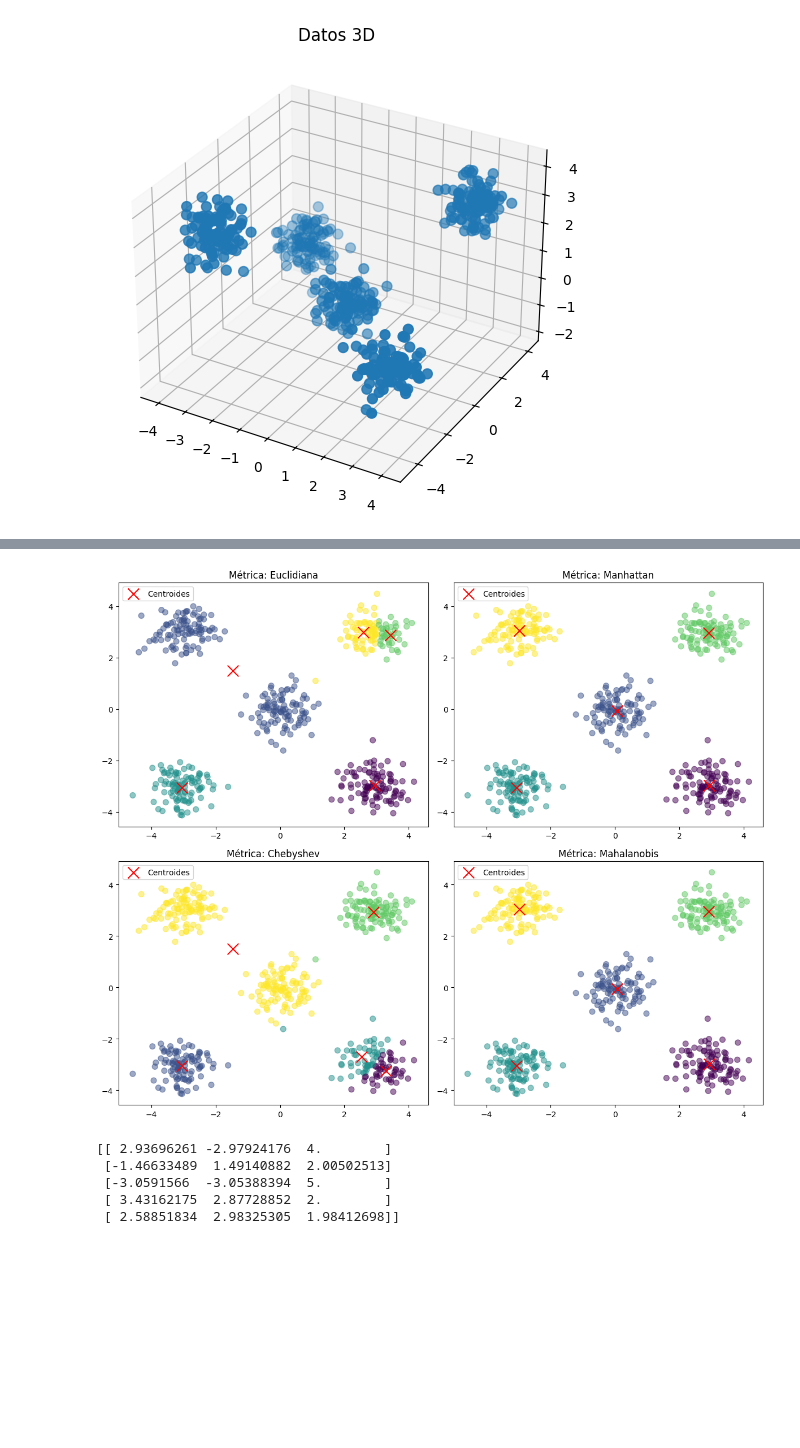
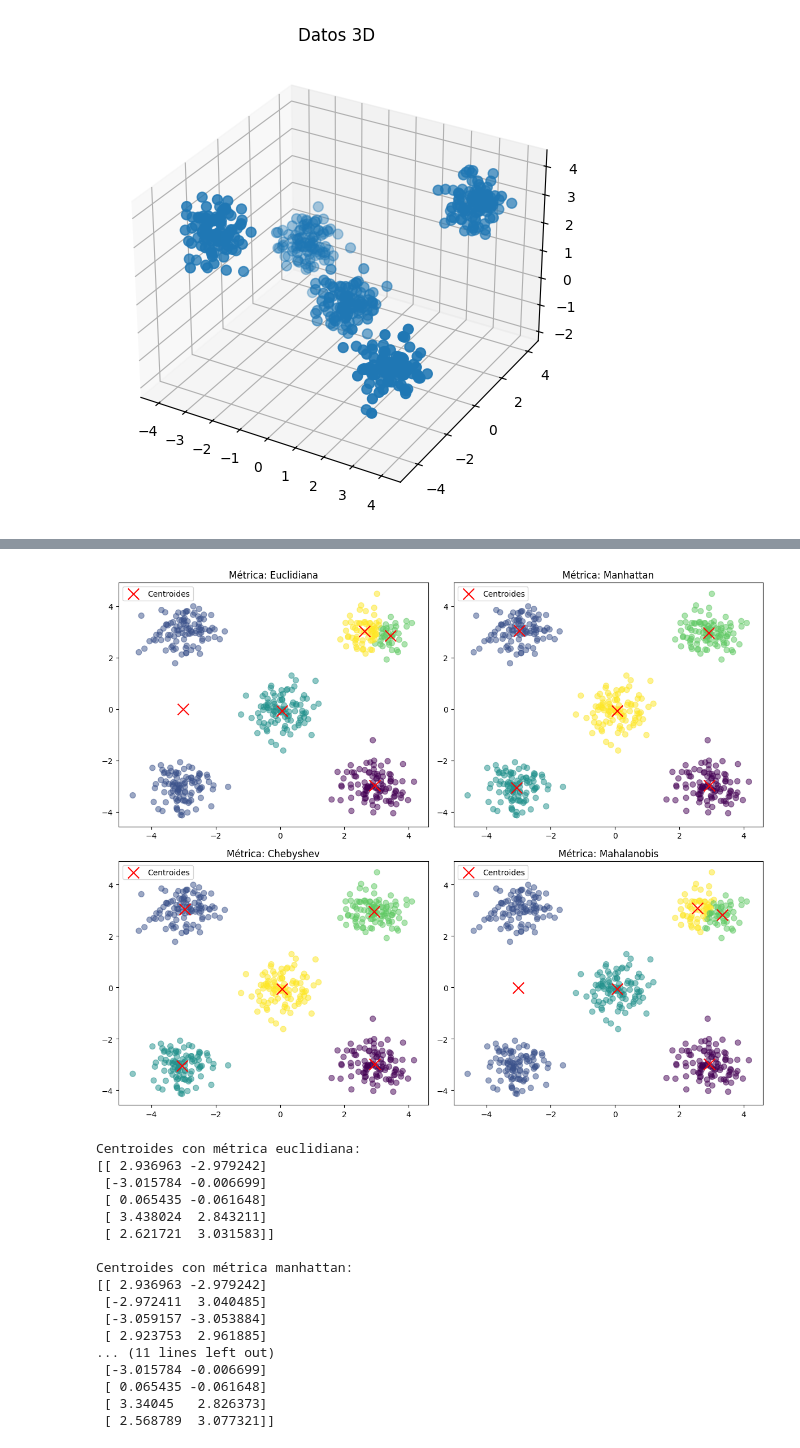
Before and after one commit to QuevedoD/Proyecto1-Q, a Jupyter notebook: proyecto.ipynb, the cells around one changed output, grey strips where cells are left out. Drawn from its saved outputs; the diff is of its cells as text; code cells hidden in the pictures; blank space fills up the shorter version.

```diff
--- a/proyecto.ipynb
+++ b/proyecto.ipynb
@@ -245,41 +245,66 @@ def kmeans_experimento(puntos, k, metrica='euclidiana', max_iter=100):
     for _ in range(max_iter):
         asignaciones = asignar_a_centroides(puntos, centroides, metrica, A_inv)
         nuevos_centroides = np.array([
     puntos[asignaciones == i, :3].mean(axis=0) if len(puntos[asignaciones == i]) > 0
     else puntos[np.random.randint(len(puntos)), :3]
     for i in range(k)])
         if np.allclose(centroides, nuevos_centroides):
             break
         centroides = nuevos_centroides
 
     return asignaciones, centroides
 
 # Cargar datos 2D
-data_2d = pd.read_csv("data_2d.csv").values
+data_2d = pd.read_csv("data_2d.csv", usecols=[0, 1]).values  # Solo las primeras 2 columnas
 k = 5
 metricas = ['euclidiana', 'manhattan', 'chebyshev', 'mahalanobis']
 
 # Graficar los resultados para cada métrica
 fig, axes = plt.subplots(2, 2, figsize=(12, 10))
 axes = axes.ravel()
 
 for i, metrica in enumerate(metricas):
     asignaciones, centroides = kmeans_experimento(data_2d, k, metrica)
     axes[i].scatter(data_2d[:, 0], data_2d[:, 1], c=asignaciones, cmap='viridis', s=50, alpha=0.5)
     axes[i].scatter(centroides[:, 0], centroides[:, 1], c='red', marker='x', s=200, label='Centroides')
     axes[i].set_title(f"Métrica: {metrica.capitalize()}")
     axes[i].legend()
 
 plt.tight_layout()
 plt.show()
-print(centroides_2d)
+
+# Diccionario para almacenar los centroides de cada métrica
+centroides_resultados = {}
+
+# Ejecutar K-Means y guardar los centroides
+for metrica in metricas:
+    _, centroides = kmeans_experimento(data_2d, k, metrica)
+    centroides_resultados[metrica] = centroides
+
+# Imprimir los centroides correctamente
+for metrica, centroides in centroides_resultados.items():
+    print(f"Centroides con métrica {metrica}:")
+    print(np.array2string(centroides, precision=6, suppress_small=True))
+    print()
 # %% [output]
-[figure, old version]
+[figure, new version]
-[[ 2.93696261 -2.97924176  4.        ]
- [-1.46633489  1.49140882  2.00502513]
- [-3.0591566  -3.05388394  5.        ]
- [ 3.43162175  2.87728852  2.        ]
- [ 2.58851834  2.98325305  1.98412698]]
+Centroides con métrica euclidiana:
+[[ 2.936963 -2.979242]
+ [-3.015784 -0.006699]
+ [ 0.065435 -0.061648]
+ [ 3.438024  2.843211]
+ [ 2.621721  3.031583]]
+
+Centroides con métrica manhattan:
+[[ 2.936963 -2.979242]
+ [-2.972411  3.040485]
+ [-3.059157 -3.053884]
+ [ 2.923753  2.961885]
+... (11 lines left out)
+ [-3.015784 -0.006699]
+ [ 0.065435 -0.061648]
+ [ 3.34045   2.826373]
+ [ 2.568789  3.077321]]
 # %%
 import numpy as np
 import pandas as pd
```
Also changed, not shown: parts of 5 cells of this notebook.
